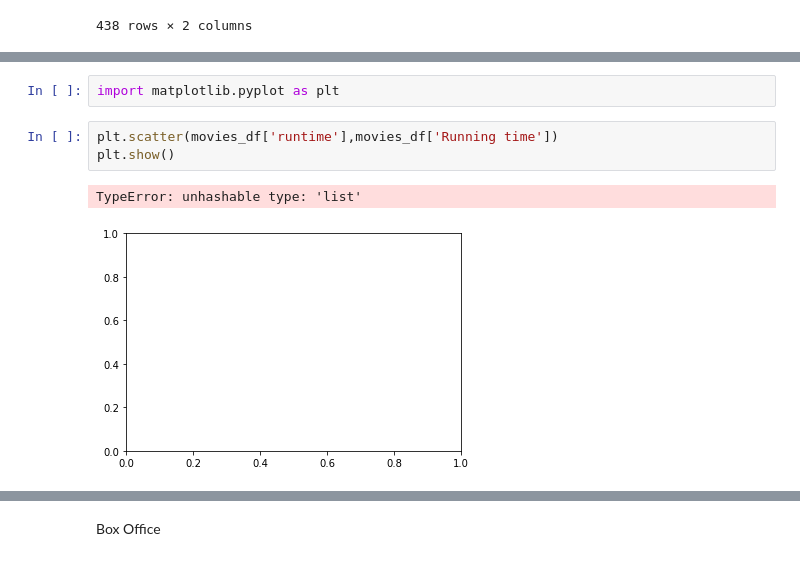
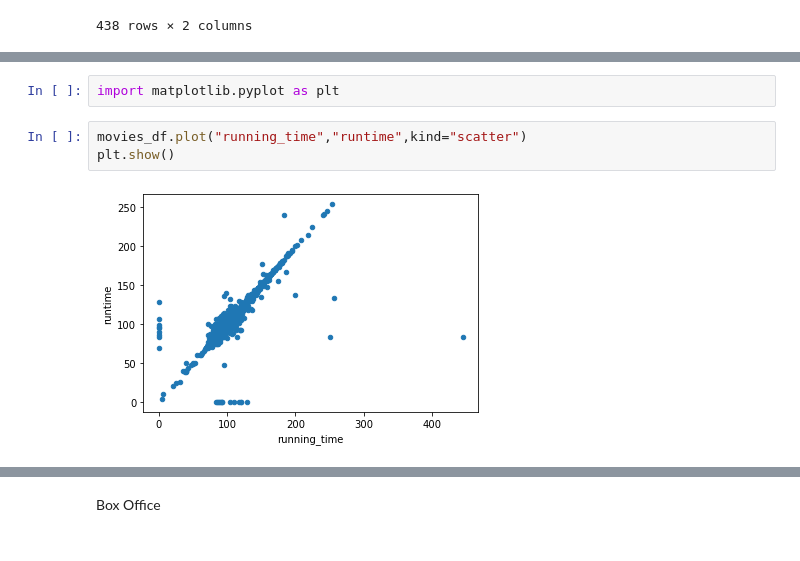
Before and after one commit to rajimuth/ETL-movies, a Jupyter notebook: amazing prime movies.ipynb, the cells around one changed output, grey strips where cells are left out. Drawn from its saved outputs; the diff is of its cells as text.

```diff
--- a/amazing prime movies.ipynb
+++ b/amazing prime movies.ipynb
@@ -1406,11 +1420,10 @@ movies_df[]
-# %%
-import matplotlib.pyplot as plt
-# %%
-plt.scatter(movies_df['runtime'],movies_df['Running time'])
-plt.show()
-# %% [output]
-TypeError: unhashable type: 'list'
-[figure, removed]
+# %%
+import matplotlib.pyplot as plt
+# %%
+movies_df.plot("running_time","runtime",kind="scatter")
+plt.show()
+# %% [output]
+[figure, added]
 # %%
 # A scatter plot is a great way to give us a sense of how similar the columns are to each other.
 # If the two columns were exactly the same, we'd see a scatter plot of a perfectly straight line.
```
Also changed, not shown: parts of 65 cells of this notebook.
